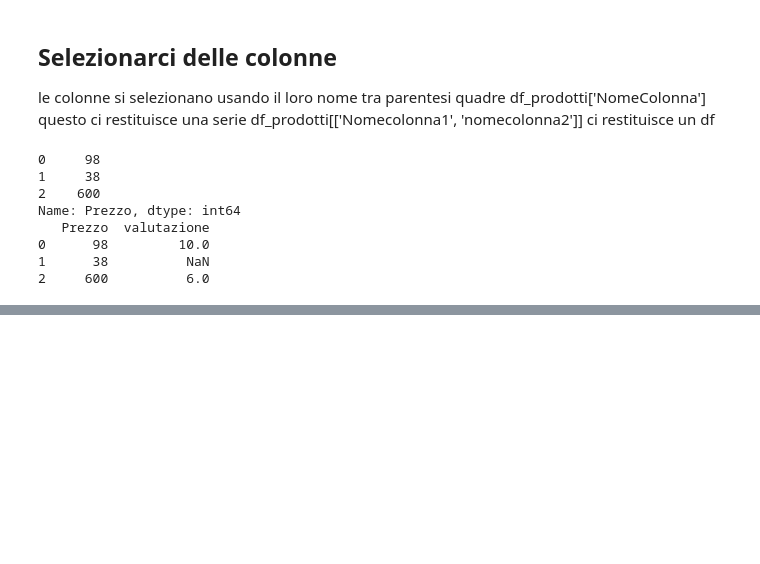
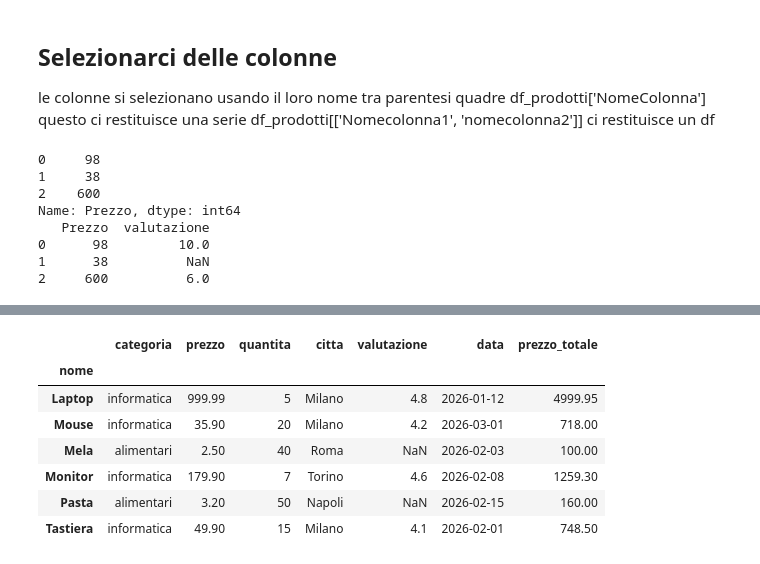
Before and after one commit to MasCorra/ai-specialist-python-lessons, a Jupyter notebook: 11_pandas_series_df/notebook.ipynb, the cells around one changed output, grey strips where cells are left out. Saved outputs shown, nothing was run; the diff lists cells and outputs as text; code cells hidden in the pictures; blank space fills up the shorter version.

Commit message:
dataframe

```diff
--- a/11_pandas_series_df/notebook.ipynb
+++ b/11_pandas_series_df/notebook.ipynb
@@ -544,3 +563,13 @@ Name: Prezzo, dtype: int64
 0      98         10.0
 1      38          NaN
 2     600          6.0
+# %%
+df_prodotti_finale = pd.DataFrame({
+    "nome": ["Laptop", "Mouse", "Mela", "Monitor", "Pasta", "Tastiera"],
+    "categoria": ["informatica", "informatica", "alimentari", "informatica", "alimentari", "informatica"],
+    "prezzo": [999.99, 29.90, 2.50, 179.90, 3.20, 49.90],
+    "quantita": [5, 20, 40, 7, 50, 15],
+    "citta": ["Milano", "Milano", "Roma", "Torino", "Napoli", "Milano"],
+    "valutazione": [4.8, 4.2, None, 4.6, None, 4.1],
+    "data": ["2026-01-12", "2026-03-01", "2026-02-03", "2026-02-08", "2026-02-15", "2026-02-01"]
+})
@@ -546,0 +619,5 @@ Name: Prezzo, dtype: int64
+# %%
+df_prodotti_nome = df_prodotti_finale.set_index('nome')
+print(df_prodotti_nome)
+print("informazioni di prezzo e quantita di laptop e mouse:")
+print(df_prodotti_nome.loc[['Laptop','Mouse'],['prezzo','quantita']])
@@ -546,0 +709,4 @@ Name: Prezzo, dtype: int64
+# %%
+df_modificato = df_prodotti_finale.copy().set_index('nome')
+df_modificato.loc['Mouse','prezzo'] = 35.9
+df_modificato
@@ -546,0 +722,13 @@ Name: Prezzo, dtype: int64
+# %%
+# colonna calcolata nuova prezzo * quantita
+df_modificato['prezzo_totale'] = df_modificato['prezzo']*df_modificato['quantita']
+df_modificato
+# %% [output]
+|  | categoria | prezzo | quantita | citta | valutazione | data | prezzo_totale |
+| nome |  |  |  |  |  |  |  |
+| Laptop | informatica | 999.99 | 5 | Milano | 4.8 | 2026-01-12 | 4999.95 |
+| Mouse | informatica | 35.90 | 20 | Milano | 4.2 | 2026-03-01 | 718.00 |
+| Mela | alimentari | 2.50 | 40 | Roma | NaN | 2026-02-03 | 100.00 |
+| Monitor | informatica | 179.90 | 7 | Torino | 4.6 | 2026-02-08 | 1259.30 |
+| Pasta | alimentari | 3.20 | 50 | Napoli | NaN | 2026-02-15 | 160.00 |
+| Tastiera | informatica | 49.90 | 15 | Milano | 4.1 | 2026-02-01 | 748.50 |
```
Also changed, not shown: parts of 50 cells of this notebook, 3 other files.
